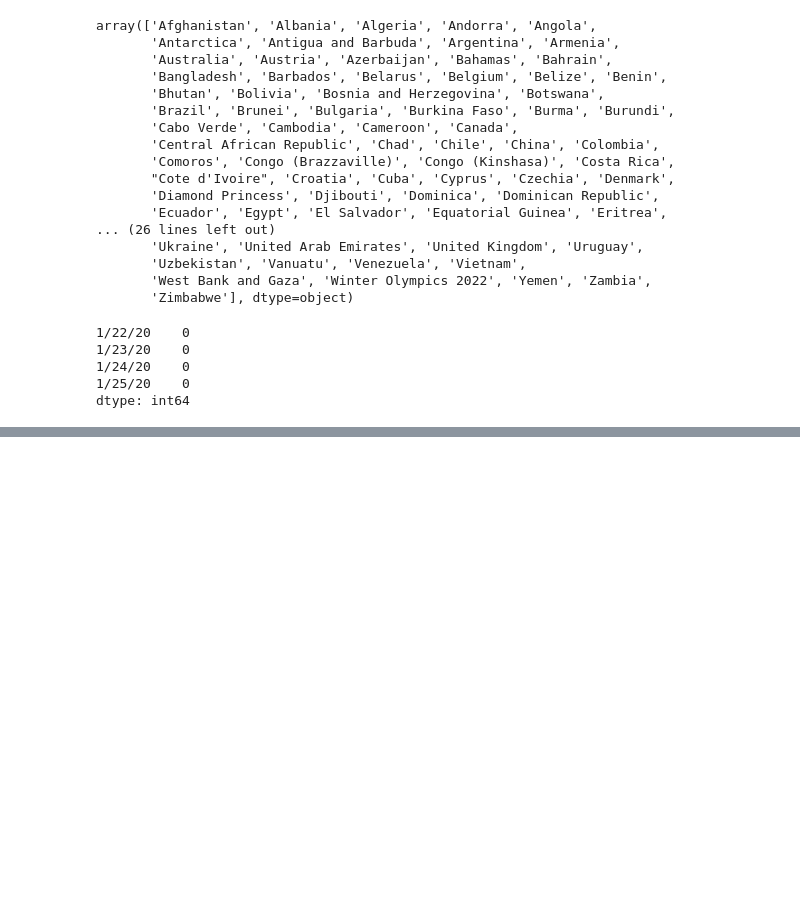
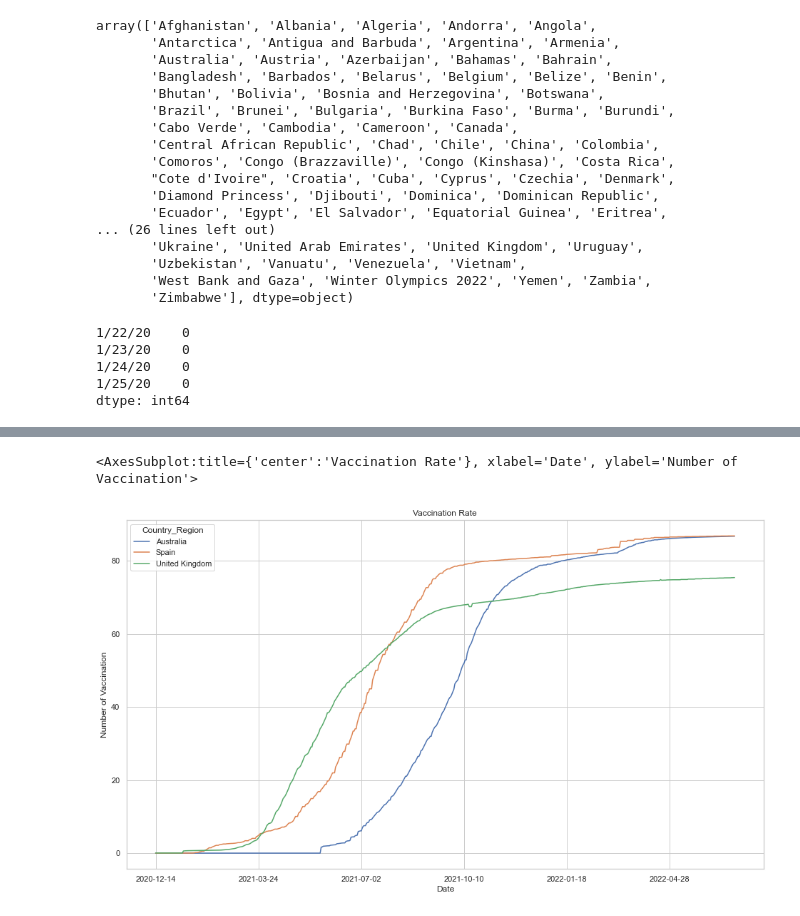
Before and after one commit to DonDavis12/Enterprise-Data-Science-Project, a Jupyter notebook: notebooks/Data_Preparation.ipynb, the cells around one changed output, grey strips where cells are left out. Saved outputs shown, nothing was run; the diff lists cells and outputs as text; code cells hidden in the pictures; blank space fills up the shorter version.

```diff
--- a/notebooks/Data_Preparation.ipynb
+++ b/notebooks/Data_Preparation.ipynb
@@ -115,0 +168,3 @@ Text(0, 0.5, 'Confirmed cases')
+# %%
+vaccinationPath = "https://raw.githubusercontent.com/govex/COVID-19/master/data_tables/vaccine_data/global_data/time_series_covid19_vaccine_global.csv"
+vaccinationData = pd.read_csv(vaccinationPath,sep=',')
@@ -115,0 +180,10 @@ Text(0, 0.5, 'Confirmed cases')
+# %%
+pivotVaccinationData = pd.pivot_table(
+    data=vaccinationData,                                    # What dataframe to use
+    index='Date',                               # The "rows" of your dataframe
+    columns='Country_Region',                         # What values to show as columns
+    values='People_fully_vaccinated',    # What values to aggregate
+                             # How to aggregate data
+    )
+
+pivotVaccinationData = pivotVaccinationData.interpolate(method = 'linear', limit_direction = 'backward')
@@ -115,0 +207,4 @@ Text(0, 0.5, 'Confirmed cases')
+# %%
+pivotVaccinationData = pivotVaccinationData[country_list]
+pivotVaccinationDataPlot = pivotVaccinationData.copy()
+pivotVaccinationData.tail(60)
@@ -115,0 +230,4 @@ Text(0, 0.5, 'Confirmed cases')
+# %%
+for each in country_list:
+    pivotVaccinationDataPlot[each] = np.array(pivotVaccinationData[each]/float(populationData[each])*100)
+pivotVaccinationDataPlot
@@ -115,0 +249,5 @@ Text(0, 0.5, 'Confirmed cases')
+# %%
+pivotVaccinationDataPlot.plot(title="Vaccination Rate",ylabel= "Number of Vaccination",xlabel = "Date",grid="on",figsize=(16,9))
+# %% [output]
+<AxesSubplot:title={'center':'Vaccination Rate'}, xlabel='Date', ylabel='Number of Vaccination'>
+[figure, added]
```
Also changed, not shown: parts of 15 cells of this notebook.
